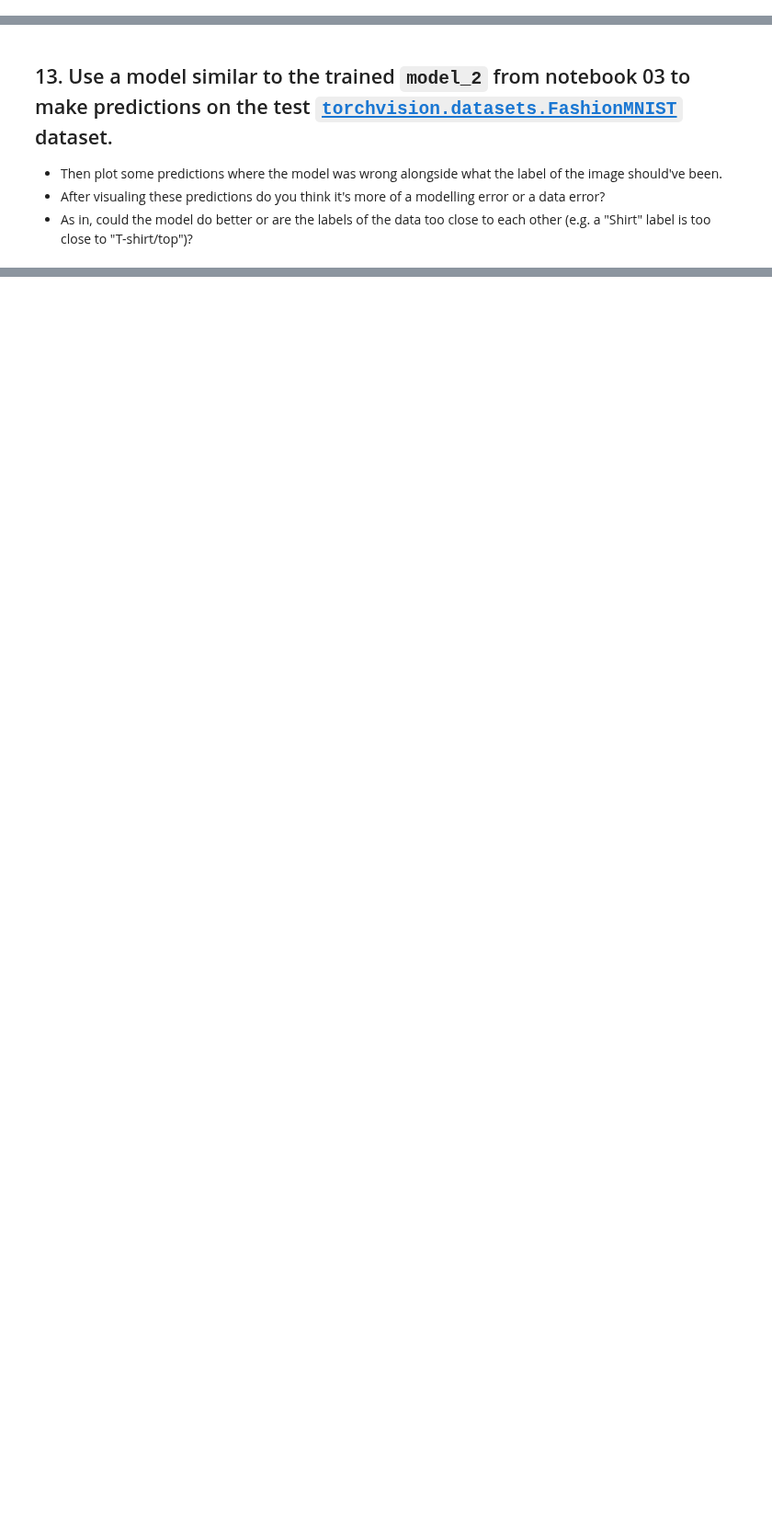
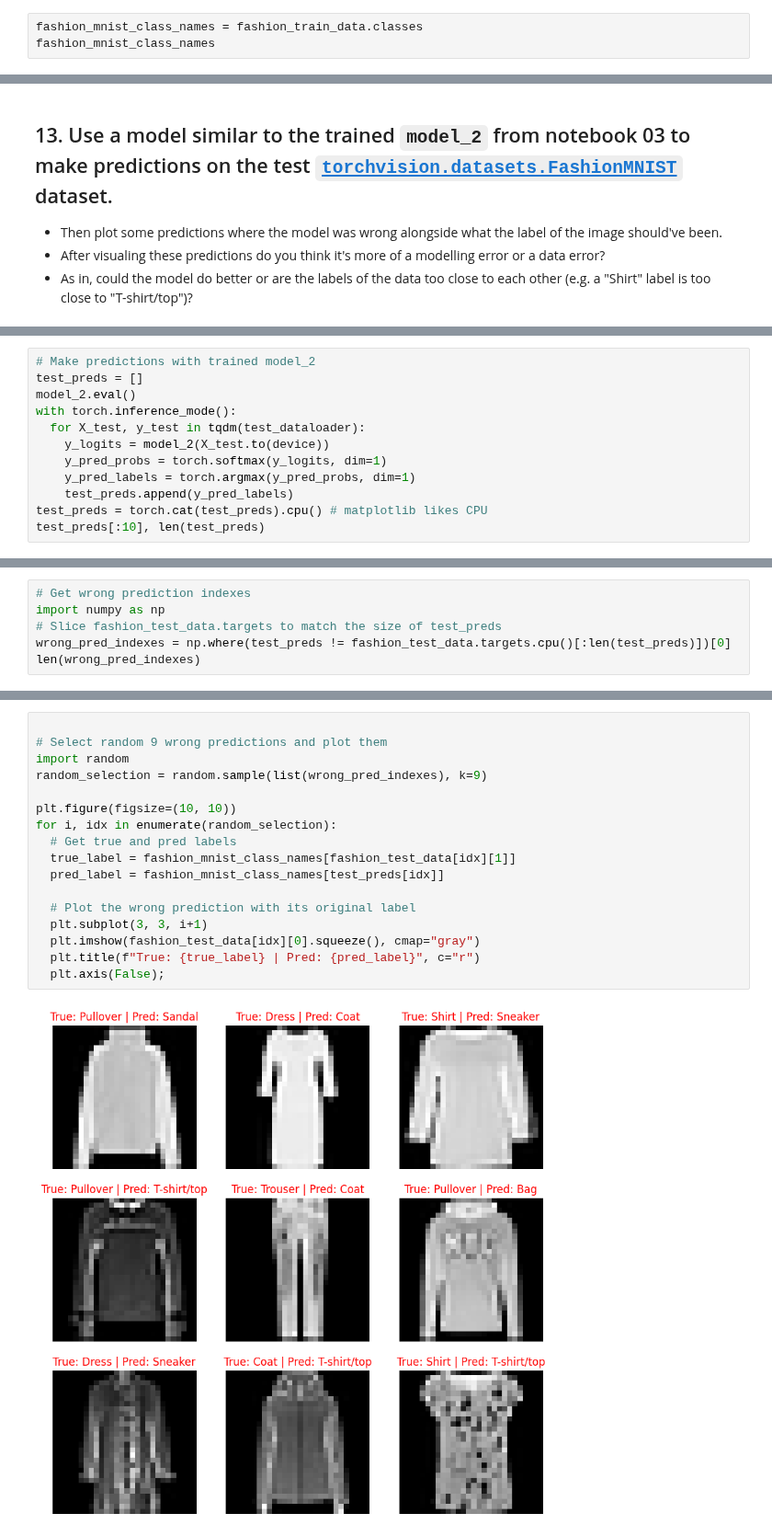
Before and after one commit to thewallandus/ml-with-pytorch, a Jupyter notebook: Copy_of_03_pytorch_computer_vision_exercises.ipynb, the cells around one changed output, grey strips where cells are left out. Shown at 92% size. Saved outputs shown, nothing was run; the diff lists cells and outputs as text; blank space fills up the shorter version.

```diff
--- a/Copy_of_03_pytorch_computer_vision_exercises.ipynb
+++ b/Copy_of_03_pytorch_computer_vision_exercises.ipynb
@@ -599,0 +685,3 @@ fig, ax = plot_confusion_matrix(
+# %%
+fashion_mnist_class_names = fashion_train_data.classes
+fashion_mnist_class_names
@@ -604,0 +871,12 @@ fig, ax = plot_confusion_matrix(
+# %%
+# Make predictions with trained model_2
+test_preds = []
+model_2.eval()
+with torch.inference_mode():
+  for X_test, y_test in tqdm(test_dataloader):
+    y_logits = model_2(X_test.to(device))
+    y_pred_probs = torch.softmax(y_logits, dim=1)
+    y_pred_labels = torch.argmax(y_pred_probs, dim=1)
+    test_preds.append(y_pred_labels)
+test_preds = torch.cat(test_preds).cpu() # matplotlib likes CPU
+test_preds[:10], len(test_preds)
@@ -604,0 +885,6 @@ fig, ax = plot_confusion_matrix(
+# %%
+# Get wrong prediction indexes
+import numpy as np
+# Slice fashion_test_data.targets to match the size of test_preds
+wrong_pred_indexes = np.where(test_preds != fashion_test_data.targets.cpu()[:len(test_preds)])[0]
+len(wrong_pred_indexes)
@@ -604,0 +893,19 @@ fig, ax = plot_confusion_matrix(
+# %%
+
+# Select random 9 wrong predictions and plot them
+import random
+random_selection = random.sample(list(wrong_pred_indexes), k=9)
+
+plt.figure(figsize=(10, 10))
+for i, idx in enumerate(random_selection):
+  # Get true and pred labels
+  true_label = fashion_mnist_class_names[fashion_test_data[idx][1]]
+  pred_label = fashion_mnist_class_names[test_preds[idx]]
+
+  # Plot the wrong prediction with its original label
+  plt.subplot(3, 3, i+1)
+  plt.imshow(fashion_test_data[idx][0].squeeze(), cmap="gray")
+  plt.title(f"True: {true_label} | Pred: {pred_label}", c="r")
+  plt.axis(False);
+# %% [output]
+[figure, added]
```
Also changed, not shown: parts of 20 cells of this notebook.
